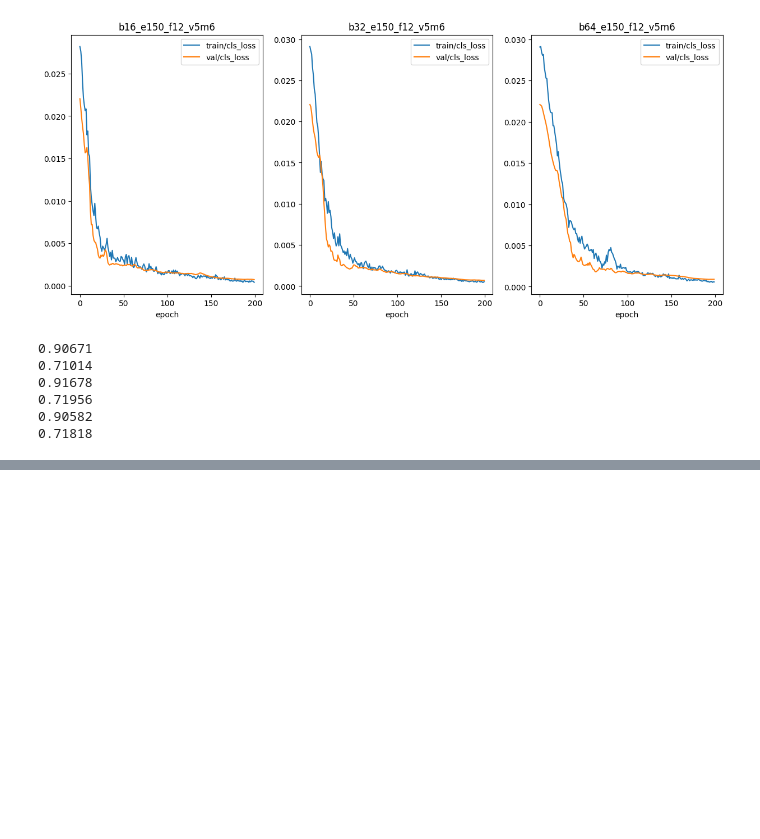
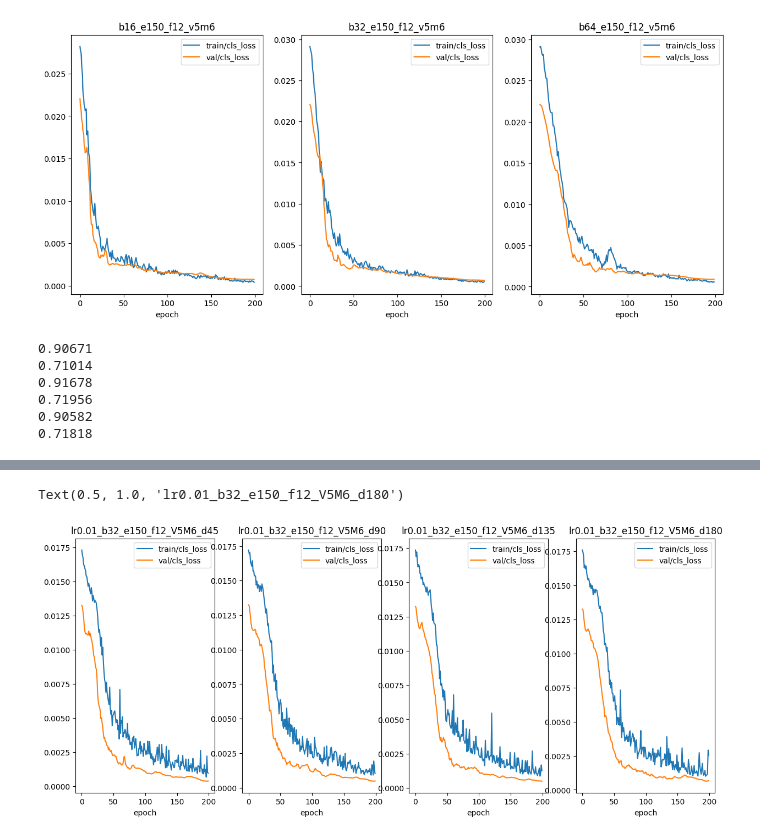
Before and after one commit to DaliaO15/CDHU-katrin_youtube, a Jupyter notebook: prototyping/logo_detection_training/Norway_model_first_train.ipynb, the cells around one changed output, grey strips where cells are left out. Drawn from its saved outputs; the diff is of its cells as text; code cells hidden in the pictures; blank space fills up the shorter version.

```diff
--- a/prototyping/logo_detection_training/Norway_model_first_train.ipynb
+++ b/prototyping/logo_detection_training/Norway_model_first_train.ipynb
@@ -296,0 +464,29 @@ print(results_b64_v5m6['metrics/mAP_0.5:0.95'].max())
+# %%
+# Read results
+results_d45_csv_path = f'Norway/lr0.01_b32_e200_f12_V5M6_d45/results.csv'
+results_d45 = rename_df_cols(pd.read_csv(results_d45_csv_path))
+
+results_d90_csv_path = f'Norway/lr0.01_b32_e200_f12_V5M6_d90/results.csv'
+results_d90 = rename_df_cols(pd.read_csv(results_d90_csv_path))
+
+results_d135_csv_path = f'Norway/lr0.01_b32_e200_f12_V5M6_d135/results.csv'
+results_d135 = rename_df_cols(pd.read_csv(results_d135_csv_path))
+
+results_d180_csv_path = f'Norway/lr0.01_b32_e200_f12_V5M6_d180/results.csv'
+results_d180 = rename_df_cols(pd.read_csv(results_d180_csv_path))
+# %%
+# Plots
+fig, axes = plt.subplots(nrows=1, ncols=4, figsize=(15, 6))
+results_d45.plot(x='epoch', y=['train/cls_loss', 'val/cls_loss'], ax=axes[0])
+results_d90.plot(x='epoch', y=['train/cls_loss', 'val/cls_loss'], ax=axes[1])
+results_d135.plot(x='epoch', y=['train/cls_loss', 'val/cls_loss'], ax=axes[2])
+results_d180.plot(x='epoch', y=['train/cls_loss', 'val/cls_loss'], ax=axes[3])
+
+# Set individual title
+axes[0].set_title('lr0.01_b32_e150_f12_V5M6_d45')
+axes[1].set_title('lr0.01_b32_e150_f12_V5M6_d90')
+axes[2].set_title('lr0.01_b32_e150_f12_V5M6_d135')
+axes[3].set_title('lr0.01_b32_e150_f12_V5M6_d180')
+# %% [output]
+Text(0.5, 1.0, 'lr0.01_b32_e150_f12_V5M6_d180')
+[figure, added]
```
Also changed, not shown: parts of 13 cells of this notebook, 4 other files.
